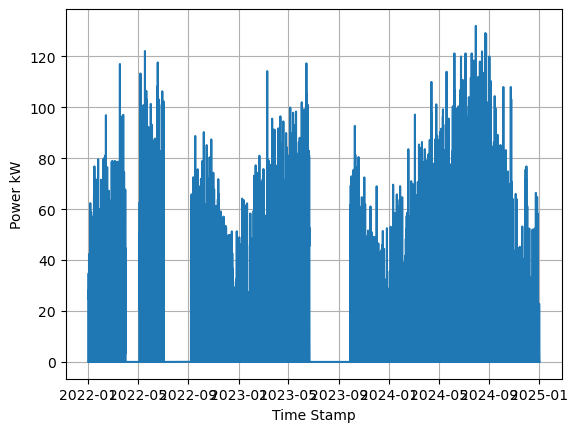
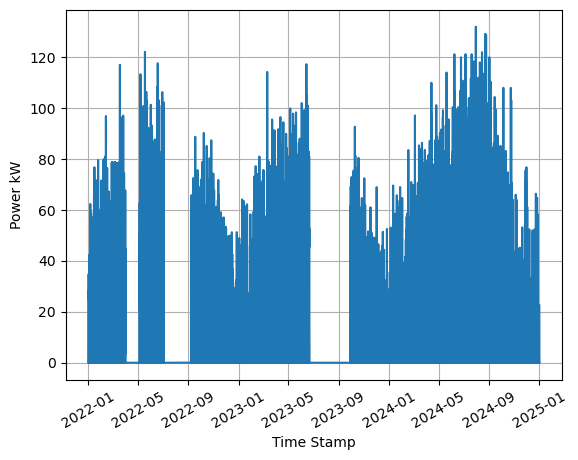
Code edit (unified diff) that turned the first committed figure into the second:
--- before
+++ after
@@ -4,4 +4,5 @@
 plt.ylabel('Power kW')
 plt.grid()
+plt.xticks(rotation=30)
 
     

Commit: new update feature